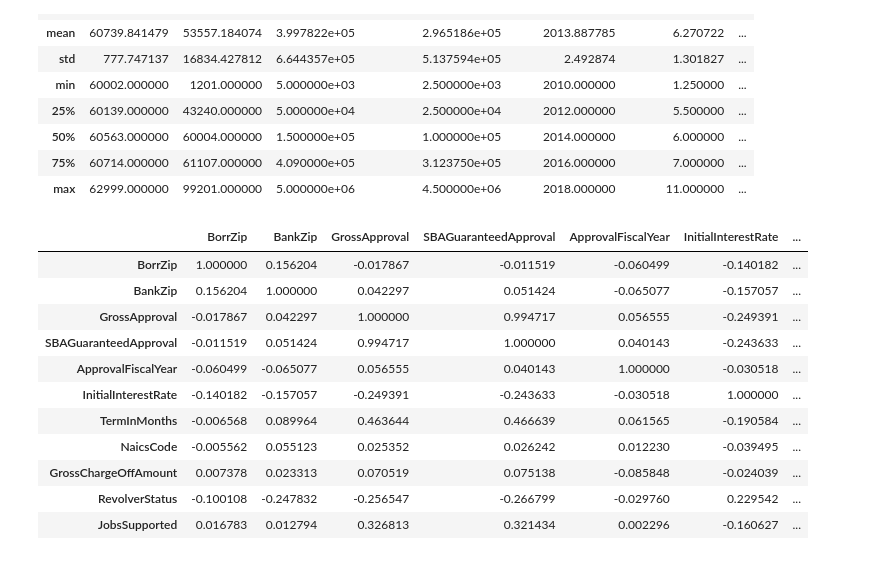
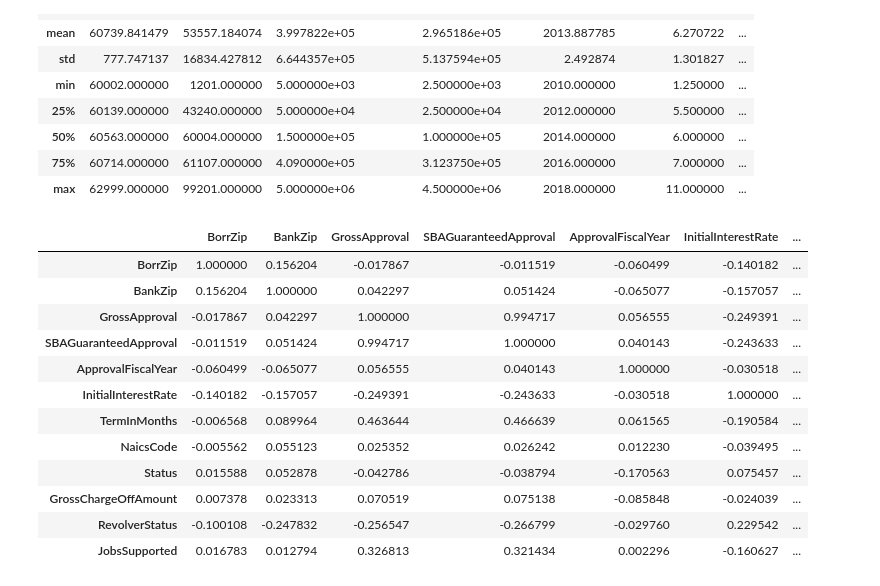
Before and after one commit to FJGalliano/MachineLearning_SBA, a Jupyter notebook: SBA_MachineLearning.ipynb, the cells around one changed output. Saved outputs shown, nothing was run; the diff lists cells and outputs as text; code cells hidden in the pictures.

```diff
--- a/SBA_MachineLearning.ipynb
+++ b/SBA_MachineLearning.ipynb
@@ -14,8 +14,8 @@ import csv
 # %%
 # print(datafile)
 # %%
-iL = "Illinois.csv"
+ill = "Illinois.csv"
 # %%
-il_df = pd.read_csv(iL)
+ill_df = pd.read_csv(ill)
 # %%
 #df = datafile.parse('7A_FY2010_Present')
@@ -55,17 +98,18 @@ il_df.describe()
 | 75% | 60714.000000 | 61107.000000 | 4.090000e+05 | 3.123750e+05 | 2016.000000 | 7.000000 | ... |
 | max | 62999.000000 | 99201.000000 | 5.000000e+06 | 4.500000e+06 | 2018.000000 | 11.000000 | ... |
 # %%
-il_df.corr()
+ill_df.corr()
 # %% [output]
 |  | BorrZip | BankZip | GrossApproval | SBAGuaranteedApproval | ApprovalFiscalYear | InitialInterestRate | ... |
 | BorrZip | 1.000000 | 0.156204 | -0.017867 | -0.011519 | -0.060499 | -0.140182 | ... |
 | BankZip | 0.156204 | 1.000000 | 0.042297 | 0.051424 | -0.065077 | -0.157057 | ... |
 | GrossApproval | -0.017867 | 0.042297 | 1.000000 | 0.994717 | 0.056555 | -0.249391 | ... |
 | SBAGuaranteedApproval | -0.011519 | 0.051424 | 0.994717 | 1.000000 | 0.040143 | -0.243633 | ... |
 | ApprovalFiscalYear | -0.060499 | -0.065077 | 0.056555 | 0.040143 | 1.000000 | -0.030518 | ... |
 | InitialInterestRate | -0.140182 | -0.157057 | -0.249391 | -0.243633 | -0.030518 | 1.000000 | ... |
 | TermInMonths | -0.006568 | 0.089964 | 0.463644 | 0.466639 | 0.061565 | -0.190584 | ... |
 | NaicsCode | -0.005562 | 0.055123 | 0.025352 | 0.026242 | 0.012230 | -0.039495 | ... |
+| Status | 0.015588 | 0.052878 | -0.042786 | -0.038794 | -0.170563 | 0.075457 | ... |
 | GrossChargeOffAmount | 0.007378 | 0.023313 | 0.070519 | 0.075138 | -0.085848 | -0.024039 | ... |
 | RevolverStatus | -0.100108 | -0.247832 | -0.256547 | -0.266799 | -0.029760 | 0.229542 | ... |
 | JobsSupported | 0.016783 | 0.012794 | 0.326813 | 0.321434 | 0.002296 | -0.160627 | ... |
```
Also changed, not shown: parts of 11 cells of this notebook, 4 other files.
